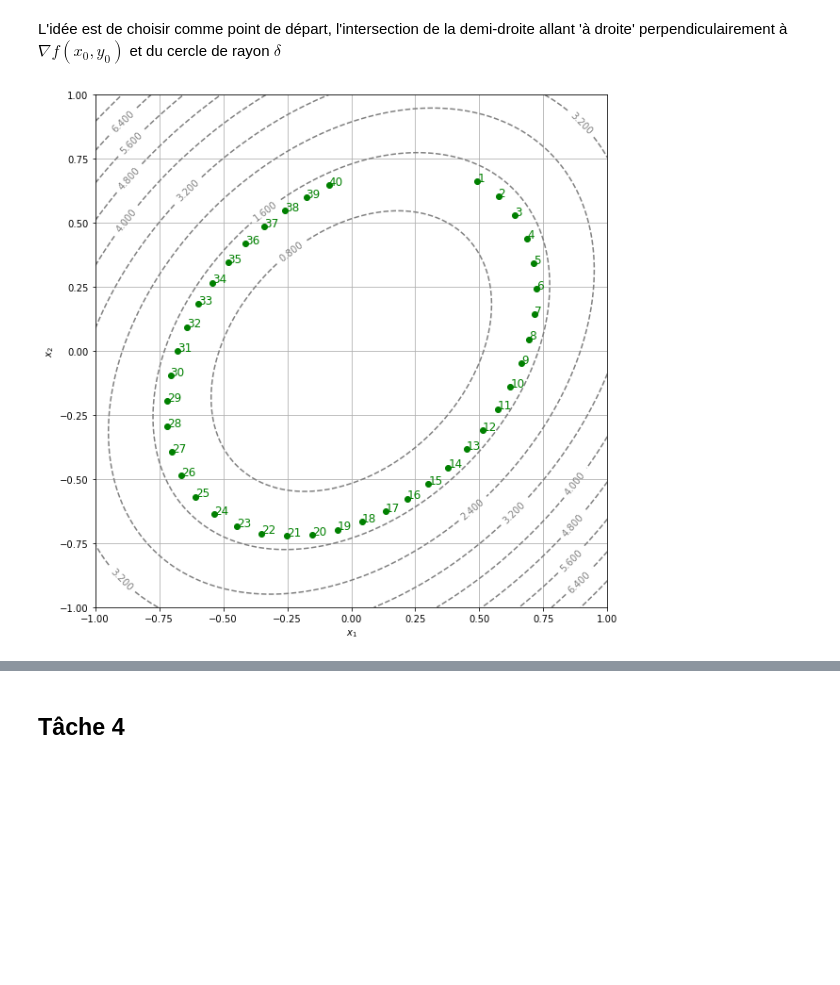
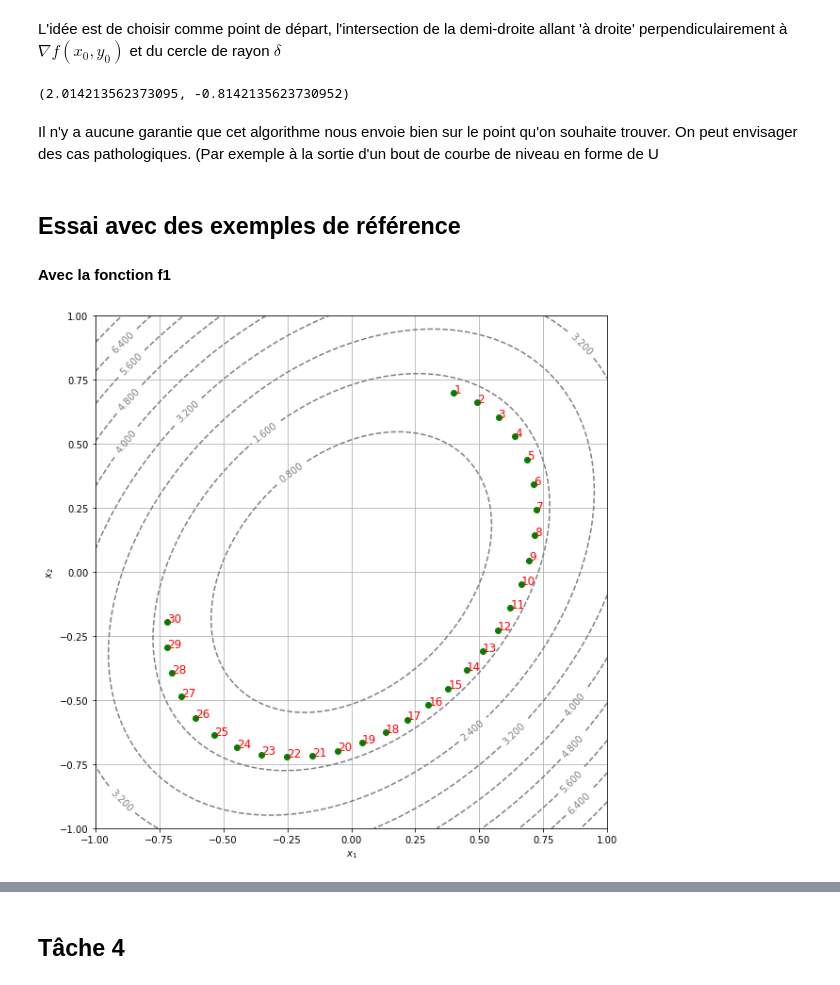
Before and after one commit to fllaser/projet-maths-diff, a Jupyter notebook: Rendu.ipynb, the cells around one changed output, grey strips where cells are left out. Cells and saved outputs as stored; diff of their text form; code cells hidden in the pictures; blank space fills up the shorter version.

Commit message:
taches 4 et 5 avec exemples

```diff
--- a/Rendu.ipynb
+++ b/Rendu.ipynb
@@ -70,10 +70,13 @@ def f1(x1, x2):
 def f2(x1, x2):
     return (x1 - 1)**2 + (x1 - x2**2)**2
 
-#display_contour(f1, x=np.linspace(-1.0, 1.0, 100), y=np.linspace(-1.0, 1.0, 100), levels=10)
+def f3(x, y):
+    return np.sin(x + y) - np.cos(x * y) - 1 + 0.001 * (x * x + y * y)
+
+
 
 N=100
-eps=1e-5
+eps=1e-10
 # %% [markdown]
 ## Question 1
 # %% [markdown]
@@ -194,20 +198,24 @@ Plus la contrainte d'aller "à droite" par rapport à  $\nabla f(x_0, y_0)$
 # %% [markdown]
 
 L'idée est de choisir comme point de départ, l'intersection de la demi-droite allant 'à droite' perpendiculairement à $\nabla f(x_0, y_0)$  et du cercle de rayon $\delta$
+# %%
+#fonction pour trouver le point "ortho" éloigné de delta, orthogonalement au gradient, à droite, du point (x0,y0)
+def intersectiondroite(f,x0,y0,delta):
+    grad_f = grad(f)
+    g=grad_f(x0, y0)
+    new_norme=delta/np.sqrt(g[0]**2+g[1]**2)
+    ortho=[g[1]*new_norme,-g[0]*new_norme]
+    return (x0+ortho[0],y0+ortho[1])
+
+#test
+intersectiondroite(f1,0.6,0.6,2)
+# %% [output]
+(2.014213562373095, -0.8142135623730952)
+# %% [markdown]
+Il n'y a aucune garantie que cet algorithme nous envoie bien sur le point qu'on souhaite trouver. On peut envisager des cas pathologiques. (Par exemple à la sortie d'un bout de courbe de niveau en forme de U
 # %%
-#fonction pour trouver le point "ortho" éloigné de delta, orthogonalement au gradient, à droite, du point (x0,y0)
-def intersectiondroite(f,x0,y0,delta):
-    grad_f = grad(f)
-    g=grad_f(x0, y0)
-    new_norme=delta/np.sqrt(g[0]**2+g[1]**2)
-    ortho=[g[1]*new_norme,-g[0]*new_norme]
-    return (x0+ortho[0],y0+ortho[1])
-
-#test
-#intersectiondroite(f1,0.6,0.6,2)
-
-#fonction pour trouver le point suivant
-def level_curve(f, x0, y0, delta=0.1, N=40, eps=eps):
+#fonction pour determiner les points
+def level_curve(f, x0, y0, N=1000, delta=0.1, eps=eps):
     res=np.zeros((2,N))
     c=f(x0,y0)
     for i in range (N):
@@ -215,25 +223,28 @@ def level_curve(f, x0, y0, delta=0.1, N=40, eps=eps):
             return np.array([f(x,y)-c,(x0-x)**2+(y0-y)**2-delta**2])
         x1,y1=intersectiondroite(f,x0,y0,delta)
         x2,y2=Newton(T3,x1,y1,eps)
-        res[0][i],res[1][i]=x2,y2
+        res[0][i],res[1][i]=x0,y0
         x0,y0=x2,y2
     return res
-
-LC=level_curve(f1, 0.4,0.7)
-
-
-display_contour(
-    f1,
-    x=np.linspace(-1.0, 1.0, 100),
-    y=np.linspace(-1.0, 1.0, 100),
-    levels=10 # 10 levels, automatically selected
-)
-
-plt.plot(LC[0],LC[1],'bo',color='green')
-i=1
-for x, y in zip(LC[0], LC[1]):
-    plt.text(x, y, str(i), color="green", fontsize=12)
-    i+=1
-plt.show()
-# %% [output]
-[figure, removed]
+# %% [markdown]
+## Essai avec des exemples de référence
+#### Avec la fonction f1
+# %%
+LC1=level_curve(f1, 0.4,0.7, 30)
+
+
+display_contour(
+    f1,
+    x=np.linspace(-1.0, 1.0, 100),
+    y=np.linspace(-1.0, 1.0, 100),
+    levels=10 # 10 levels, automatically selected
+)
+
+plt.plot(LC1[0],LC1[1],'bo',color='green')
+i=1
+for x, y in zip(LC1[0], LC1[1]):
+    plt.text(x, y, str(i), color="red", fontsize=12)
+    i+=1
+plt.show()
+# %% [output]
+[figure, added]
```
Also changed, not shown: parts of 17 cells of this notebook, 1 other file.
